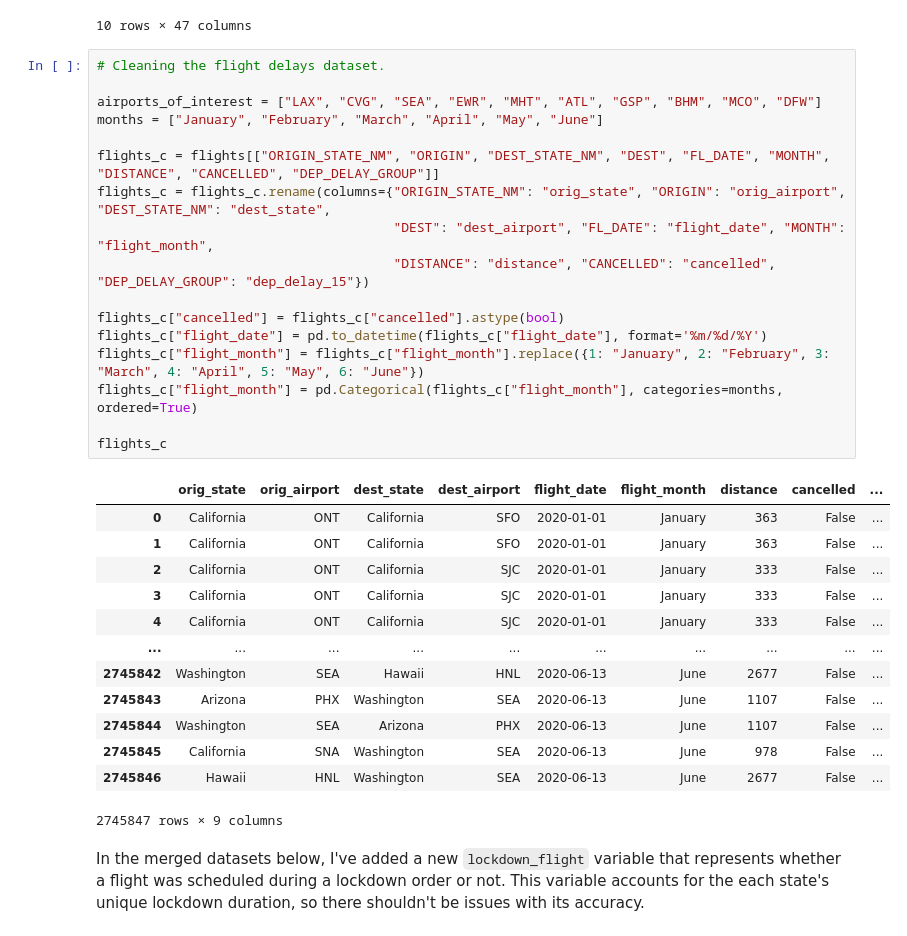
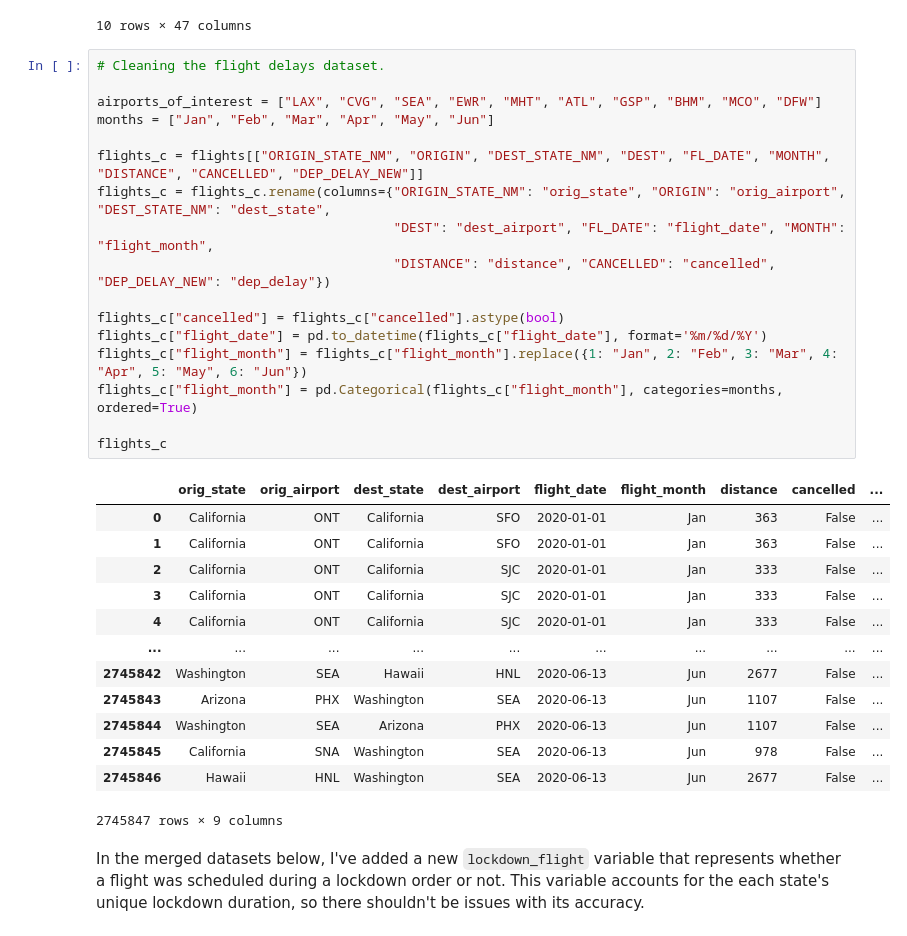
Before and after one commit to nahiJ/DATA-102-Final-Project, a Jupyter notebook: Workbook.ipynb, the cells around one changed output. Saved outputs shown, nothing was run; the diff lists cells and outputs as text.

```diff
--- a/Workbook.ipynb
+++ b/Workbook.ipynb
@@ -95,33 +96,33 @@ flights.head(10)
 # %%
 # Cleaning the flight delays dataset.
 
 airports_of_interest = ["LAX", "CVG", "SEA", "EWR", "MHT", "ATL", "GSP", "BHM", "MCO", "DFW"]
-months = ["January", "February", "March", "April", "May", "June"]
+months = ["Jan", "Feb", "Mar", "Apr", "May", "Jun"]
 
-flights_c = flights[["ORIGIN_STATE_NM", "ORIGIN", "DEST_STATE_NM", "DEST", "FL_DATE", "MONTH", "DISTANCE", "CANCELLED", "DEP_DELAY_GROUP"]]
+flights_c = flights[["ORIGIN_STATE_NM", "ORIGIN", "DEST_STATE_NM", "DEST", "FL_DATE", "MONTH", "DISTANCE", "CANCELLED", "DEP_DELAY_NEW"]]
 flights_c = flights_c.rename(columns={"ORIGIN_STATE_NM": "orig_state", "ORIGIN": "orig_airport", "DEST_STATE_NM": "dest_state",
                                       "DEST": "dest_airport", "FL_DATE": "flight_date", "MONTH": "flight_month",
-                                      "DISTANCE": "distance", "CANCELLED": "cancelled", "DEP_DELAY_GROUP": "dep_delay_15"})
+                                      "DISTANCE": "distance", "CANCELLED": "cancelled", "DEP_DELAY_NEW": "dep_delay"})
 
 flights_c["cancelled"] = flights_c["cancelled"].astype(bool)
 flights_c["flight_date"] = pd.to_datetime(flights_c["flight_date"], format='%m/%d/%Y')
-flights_c["flight_month"] = flights_c["flight_month"].replace({1: "January", 2: "February", 3: "March", 4: "April", 5: "May", 6: "June"})
+flights_c["flight_month"] = flights_c["flight_month"].replace({1: "Jan", 2: "Feb", 3: "Mar", 4: "Apr", 5: "May", 6: "Jun"})
 flights_c["flight_month"] = pd.Categorical(flights_c["flight_month"], categories=months, ordered=True)
 
 flights_c
 # %% [output]
 |  | orig_state | orig_airport | dest_state | dest_airport | flight_date | flight_month | distance | cancelled | ... |
-| 0 | California | ONT | California | SFO | 2020-01-01 | January | 363 | False | ... |
-| 1 | California | ONT | California | SFO | 2020-01-01 | January | 363 | False | ... |
-| 2 | California | ONT | California | SJC | 2020-01-01 | January | 333 | False | ... |
-| 3 | California | ONT | California | SJC | 2020-01-01 | January | 333 | False | ... |
-| 4 | California | ONT | California | SJC | 2020-01-01 | January | 333 | False | ... |
+| 0 | California | ONT | California | SFO | 2020-01-01 | Jan | 363 | False | ... |
+| 1 | California | ONT | California | SFO | 2020-01-01 | Jan | 363 | False | ... |
+| 2 | California | ONT | California | SJC | 2020-01-01 | Jan | 333 | False | ... |
+| 3 | California | ONT | California | SJC | 2020-01-01 | Jan | 333 | False | ... |
+| 4 | California | ONT | California | SJC | 2020-01-01 | Jan | 333 | False | ... |
 | ... | ... | ... | ... | ... | ... | ... | ... | ... | ... |
-| 2745842 | Washington | SEA | Hawaii | HNL | 2020-06-13 | June | 2677 | False | ... |
-| 2745843 | Arizona | PHX | Washington | SEA | 2020-06-13 | June | 1107 | False | ... |
-| 2745844 | Washington | SEA | Arizona | PHX | 2020-06-13 | June | 1107 | False | ... |
-| 2745845 | California | SNA | Washington | SEA | 2020-06-13 | June | 978 | False | ... |
-| 2745846 | Hawaii | HNL | Washington | SEA | 2020-06-13 | June | 2677 | False | ... |
+| 2745842 | Washington | SEA | Hawaii | HNL | 2020-06-13 | Jun | 2677 | False | ... |
+| 2745843 | Arizona | PHX | Washington | SEA | 2020-06-13 | Jun | 1107 | False | ... |
+| 2745844 | Washington | SEA | Arizona | PHX | 2020-06-13 | Jun | 1107 | False | ... |
+| 2745845 | California | SNA | Washington | SEA | 2020-06-13 | Jun | 978 | False | ... |
+| 2745846 | Hawaii | HNL | Washington | SEA | 2020-06-13 | Jun | 2677 | False | ... |
 2745847 rows × 9 columns
 # %% [markdown]
 In the merged datasets below, I've added a new `lockdown_flight` variable that represents whether a flight was scheduled during a lockdown order or not. This variable accounts for the each state's unique lockdown duration, so there shouldn't be issues with its accuracy.
```
Also changed, not shown: parts of 17 cells of this notebook.
